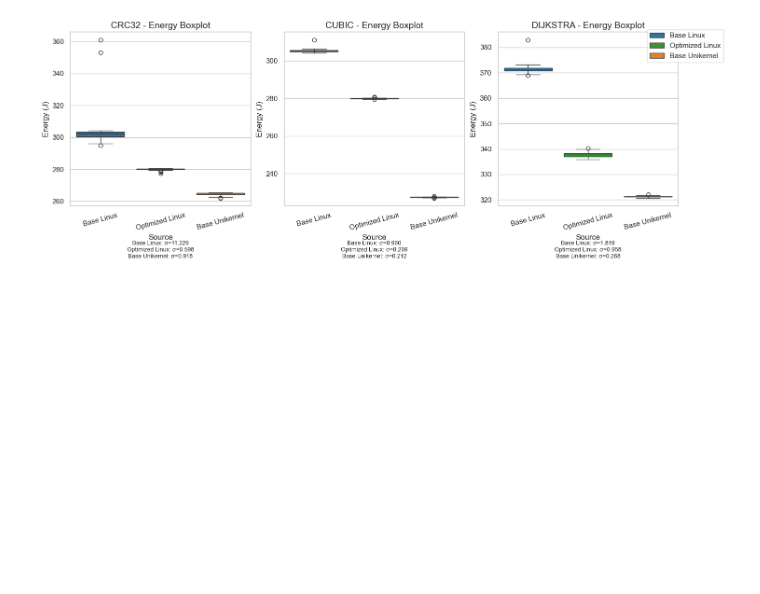
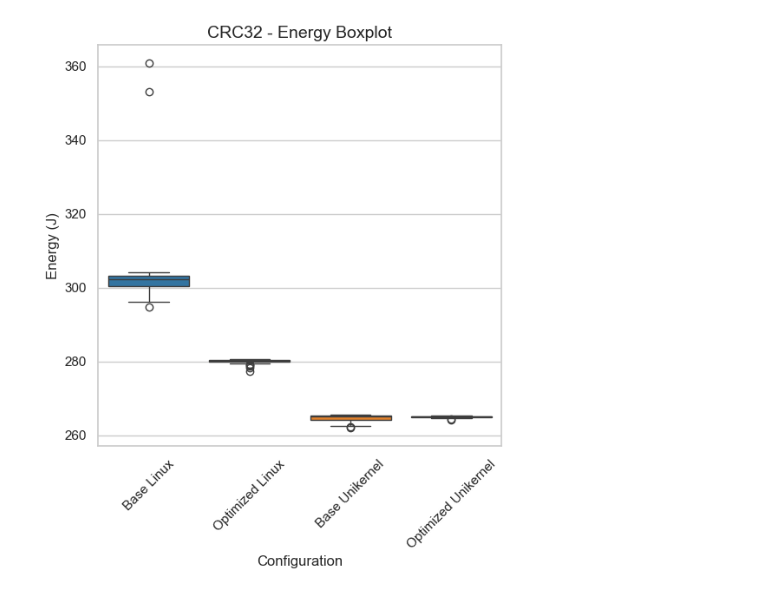
Before and after one commit to sondreross/testing, a Jupyter notebook: first_experiment.ipynb, the cells around one changed output. Saved outputs shown, nothing was run; the diff lists cells and outputs as text; code cells hidden in the pictures; blank space fills up the shorter version.

```diff
--- a/first_experiment.ipynb
+++ b/first_experiment.ipynb
@@ -52,6 +52,10 @@ benchmark_groups = [all_benchmarks[i:i+3] for i in range(0, len(all_benchmarks),
 # Define consistent color palette
 palette = ['#1f77b4', '#2ca02c', '#ff7f0e', '#d62728']  # Base Linux, Optimized Linux, Base Unikernel, Optimized Unikernel
 hue_order = ['Base Linux', 'Optimized Linux', 'Base Unikernel', 'Optimized Unikernel']
+
+# Filter out Base Linux for this plot
+plot_hue_order = ['Base Linux', 'Optimized Linux', 'Base Unikernel', 'Optimized Unikernel']
+plot_palette = ['#1f77b4','#2ca02c', '#ff7f0e', '#d62728']
 
 # Create CDF plots for each group of 3 benchmarks
 for group_idx, benchmarks_to_plot in enumerate(benchmark_groups):
@@ -64,15 +68,15 @@ for group_idx, benchmarks_to_plot in enumerate(benchmark_groups):
 
     for idx, benchmark in enumerate(benchmarks_to_plot):
         ax = axes[idx]
-        benchmark_data = all_data[all_data['benchmark'] == benchmark]
+        benchmark_data = all_data[(all_data['benchmark'] == benchmark)]
 
         # Use seaborn's ecdfplot for CDF
         sns.ecdfplot(
             data=benchmark_data,
             x='total_joules',
             hue='source',
-            hue_order=hue_order,
-            palette=palette,
+            hue_order=plot_hue_order,
+            palette=plot_palette,
             linewidth=2,
             ax=ax
         )
@@ -88,11 +92,11 @@ for group_idx, benchmarks_to_plot in enumerate(benchmark_groups):
 
     # Create custom legend with proper labels
     from matplotlib.lines import Line2D
-    custom_handles = [Line2D([0], [0], color=c, linewidth=2) for c in palette]
-    fig.legend(custom_handles, hue_order, title='Configuration', loc='upper right', bbox_to_anchor=(0.99, 0.95))
+    custom_handles = [Line2D([0], [0], color=c, linewidth=4) for c in plot_palette]
+    fig.legend(custom_handles, plot_hue_order, title='Configuration', loc='upper right', bbox_to_anchor=(0.99, 0.95))
 
     plt.tight_layout()
-    plt.subplots_adjust(right=0.82)  # Make room for legend
+    plt.subplots_adjust(right=0.84)  # Make room for legend
     # plt.savefig(f'energy_cdf_group{group_idx+1}.png', dpi=150, bbox_inches='tight')
     plt.show()
 # %% [output]
@@ -102,53 +106,27 @@ for group_idx, benchmarks_to_plot in enumerate(benchmark_groups):
 # %%
-# Create boxplots for each group of 3 benchmarks
-for group_idx, benchmarks_to_plot in enumerate(benchmark_groups):
-    n_plots = len(benchmarks_to_plot)
-    fig, axes = plt.subplots(1, n_plots, figsize=(5*n_plots, 5.5))
+# Create boxplot for each benchmark individually
+for idx, benchmark in enumerate(all_benchmarks):
+    fig, ax = plt.subplots(figsize=(6, 6))
+    benchmark_data = all_data[all_data['benchmark'] == benchmark]
 
-    # Handle single plot case
-    if n_plots == 1:
-        axes = [axes]
+    sns.boxplot(
+        data=benchmark_data,
+        x='source',
+        y='total_joules',
+        hue='source',
+        hue_order=hue_order,
+        palette=palette,
+        ax=ax,
+        order=hue_order
+    )
 
-    for idx, benchmark in enumerate(benchmarks_to_plot):
-        ax = axes[idx]
-        benchmark_data = all_data[all_data['benchmark'] == benchmark]
+    ax.set_xlabel('Configuration', fontsize=12)
+    ax.set_ylabel('Energy (J)', fontsize=12)
+    ax.set_title(f'{benchmark.upper()} - Energy Boxplot', fontsize=14)
+    ax.tick_params(axis='x', rotation=45)
+    # ax.set_ylim(bottom=0)
 
-        sns.boxplot(
-            data=benchmark_data,
-            x='source',
-            y='total_joules',
-            hue='source',
-            hue_order=hue_order,
-            palette=palette,
-            ax=ax,
-            order=hue_order,
-            legend=(idx == 0)  # Only show legend on first plot
-        )
-
-        ax.set_xlabel('Source', fontsize=12)
-        ax.set_ylabel('Energy (J)', fontsize=12)
-        ax.set_title(f'{benchmark.upper()} - Energy Boxplot', fontsize=14)
-        ax.tick_params(axis='x', rotation=20)
-        # ax.set_ylim(bottom=0)
-
-        # Calculate and display std deviation for each source (in J)
-        std_text = []
-        for source in hue_order:
-            source_data = benchmark_data[benchmark_data['source'] == source]['total_joules']
-            std = source_data.std()
-            std_text.append(f"{source}: σ={std:.3f}")
-
-        ax.text(0.5, -0.25, '\n'.join(std_text), transform=ax.transAxes,
-                fontsize=8, ha='center', va='top')
-
-    # Add a single legend for all subplots
-    handles, labels = axes[0].get_legend_handles_labels()
-    fig.legend(handles, labels, loc='upper right', bbox_to_anchor=(0.99, 0.95))
-    axes[0].get_legend().remove()
-
-    plt.tight_layout()
-    plt.subplots_adjust(right=0.88, bottom=0.30)  # Make room for legend and std text
-    # plt.savefig(f'energy_boxplot_group{group_idx+1}.png', dpi=150, bbox_inches='tight')
+    plt.savefig(f'energy_boxplot_{benchmark}.png', dpi=150, bbox_inches='tight')
     plt.show()
 # %% [output]
-[figure, old version]
+[figure, new version]
```
Also changed, not shown: parts of 11 cells of this notebook.
